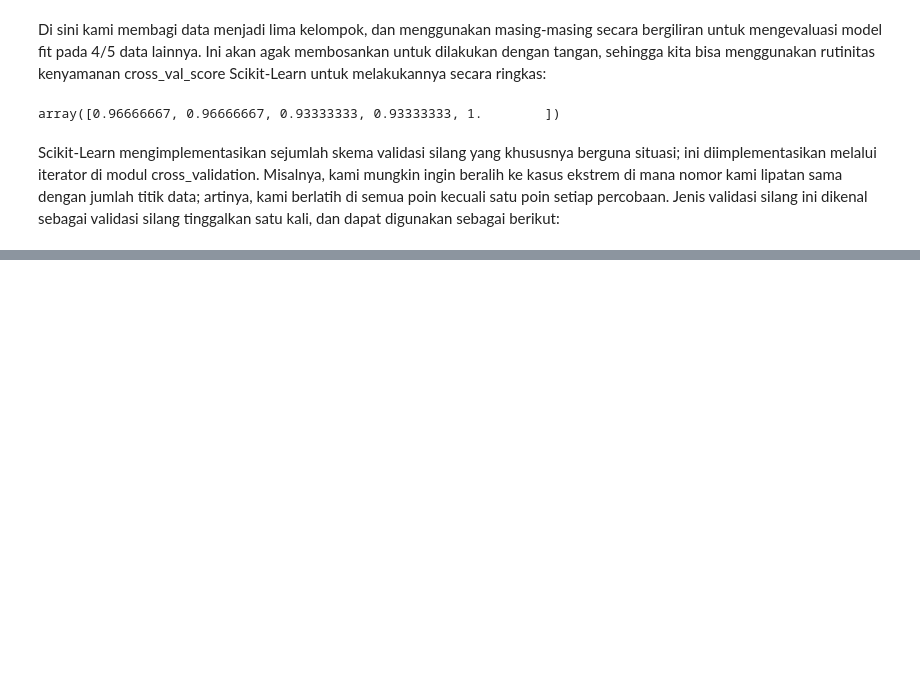
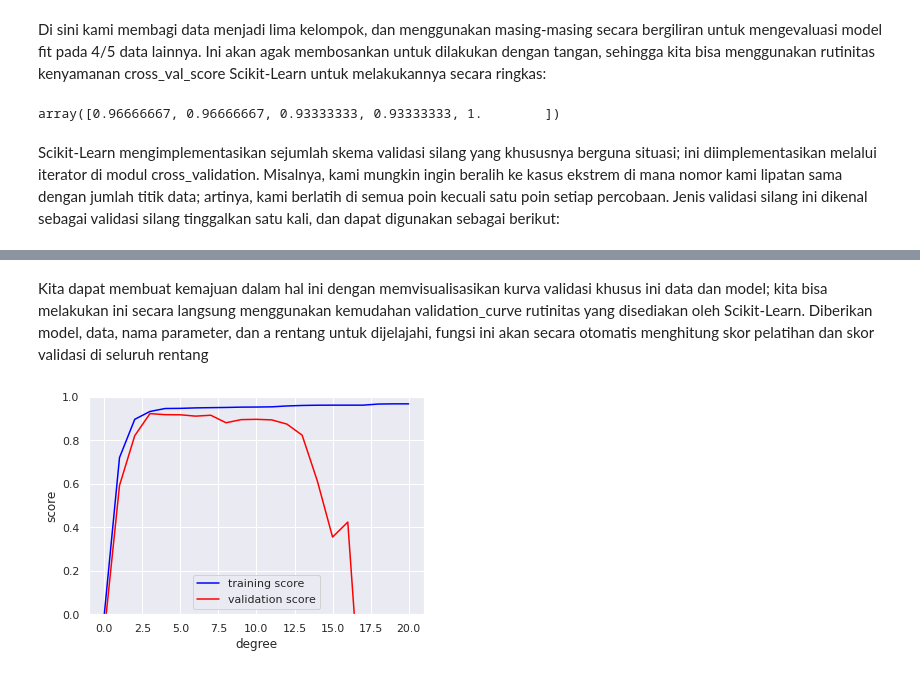
Before and after one commit to veliaaf/big-data, a Jupyter notebook: latihan03_scikit-learning.ipynb, the cells around one changed output, grey strips where cells are left out. Drawn from its saved outputs; the diff is of its cells as text; code cells hidden in the pictures; blank space fills up the shorter version.

```diff
--- a/latihan03_scikit-learning.ipynb
+++ b/latihan03_scikit-learning.ipynb
@@ -425,0 +489,20 @@ TypeError: ignored
+# %% [markdown]
+Kita dapat membuat kemajuan dalam hal ini dengan memvisualisasikan kurva validasi khusus ini
+data dan model; kita bisa melakukan ini secara langsung menggunakan kemudahan validation_curve
+rutinitas yang disediakan oleh Scikit-Learn. Diberikan model, data, nama parameter, dan a
+rentang untuk dijelajahi, fungsi ini akan secara otomatis menghitung skor pelatihan dan
+skor validasi di seluruh rentang
+# %%
+from sklearn.model_selection import validation_curve
+degree = np.arange(0, 21)
+train_score, val_score = validation_curve(PolynomialRegression(), X, y,
+                                          'polynomialfeatures__degree',
+                                          degree, cv=7)
+plt.plot(degree, np.median(train_score, 1), color='blue', label='training score')
+plt.plot(degree, np.median(val_score, 1), color='red', label='validation score')
+plt.legend(loc='best')
+plt.ylim(0, 1)
+plt.xlabel('degree')
+plt.ylabel('score');
+# %% [output]
+[figure, added]
```
Also changed, not shown: parts of 25 cells of this notebook.
